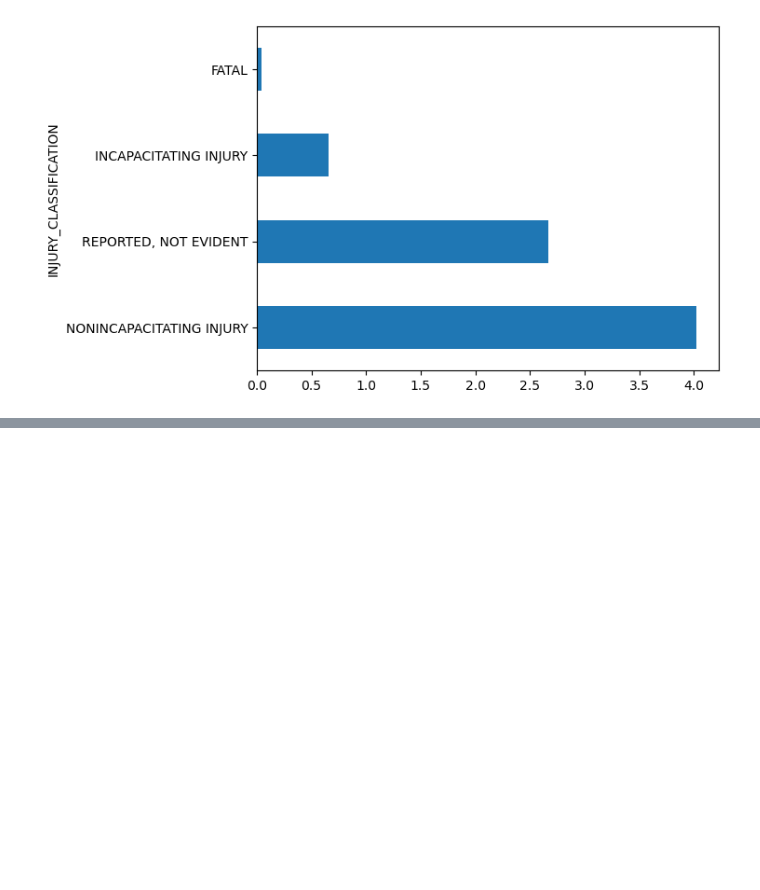
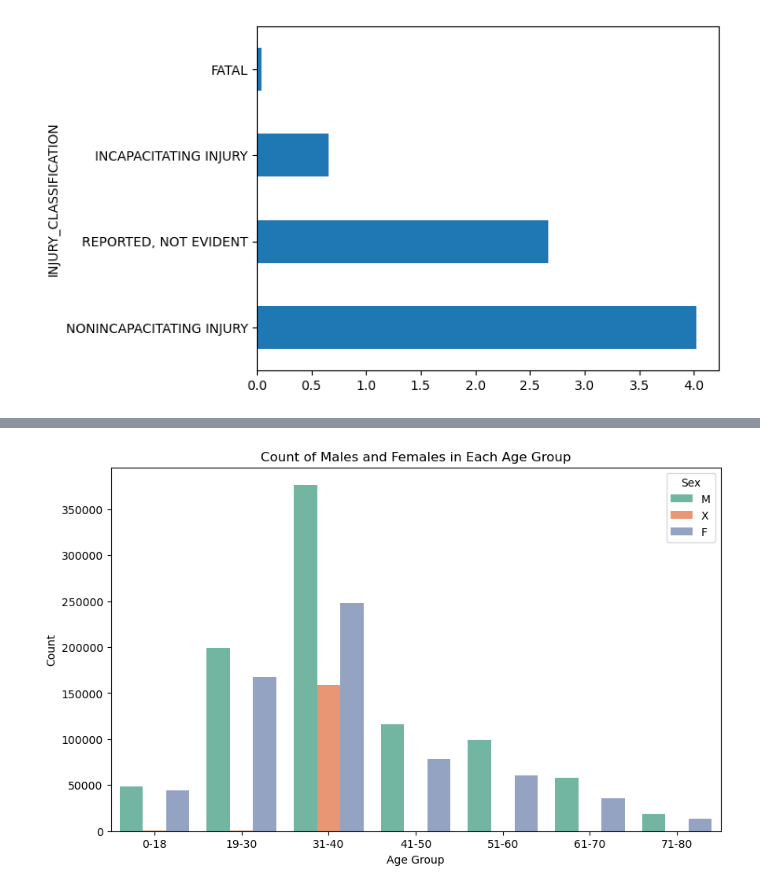
Before and after one commit to PatriciaNgari/Chicago-Crashes-Analysis, a Jupyter notebook: Untitled.ipynb, the cells around one changed output, grey strips where cells are left out. Cells and saved outputs as stored; diff of their text form; code cells hidden in the pictures; blank space fills up the shorter version.

```diff
--- a/Untitled.ipynb
+++ b/Untitled.ipynb
@@ -244,0 +265,24 @@ percentage_counts.plot.barh()
+# %%
+import pandas as pd
+import matplotlib.pyplot as plt
+import seaborn as sns
+
+# Define age bins and labels
+age_bins = [0, 18, 30, 40, 50, 60, 70, 80]
+age_labels = ['0-18', '19-30', '31-40', '41-50', '51-60', '61-70', '71-80']
+
+# Bin the ages
+merged_df['Age Group'] = pd.cut(merged_df['AGE'], bins=age_bins, labels=age_labels)
+
+# Plotting
+plt.figure(figsize=(10, 6))
+sns.countplot(x='Age Group', hue='SEX', data=merged_df, palette='Set2')
+
+# Adding labels and title
+plt.xlabel('Age Group')
+plt.ylabel('Count')
+plt.title('Count of Males and Females in Each Age Group')
+plt.legend(title='Sex')
+plt.show()
+# %% [output]
+[figure, added]
```
Also changed, not shown: parts of 14 cells of this notebook.
